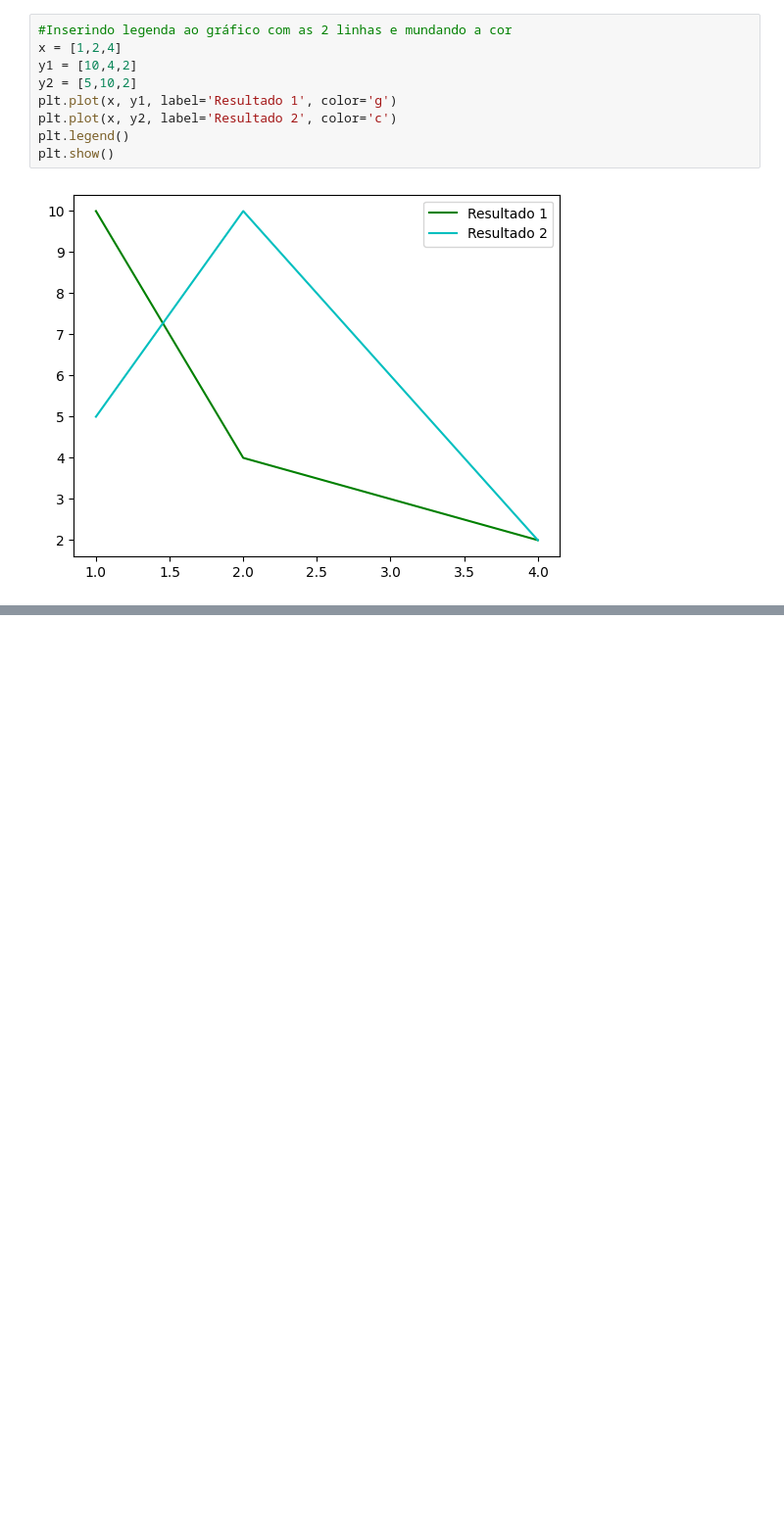
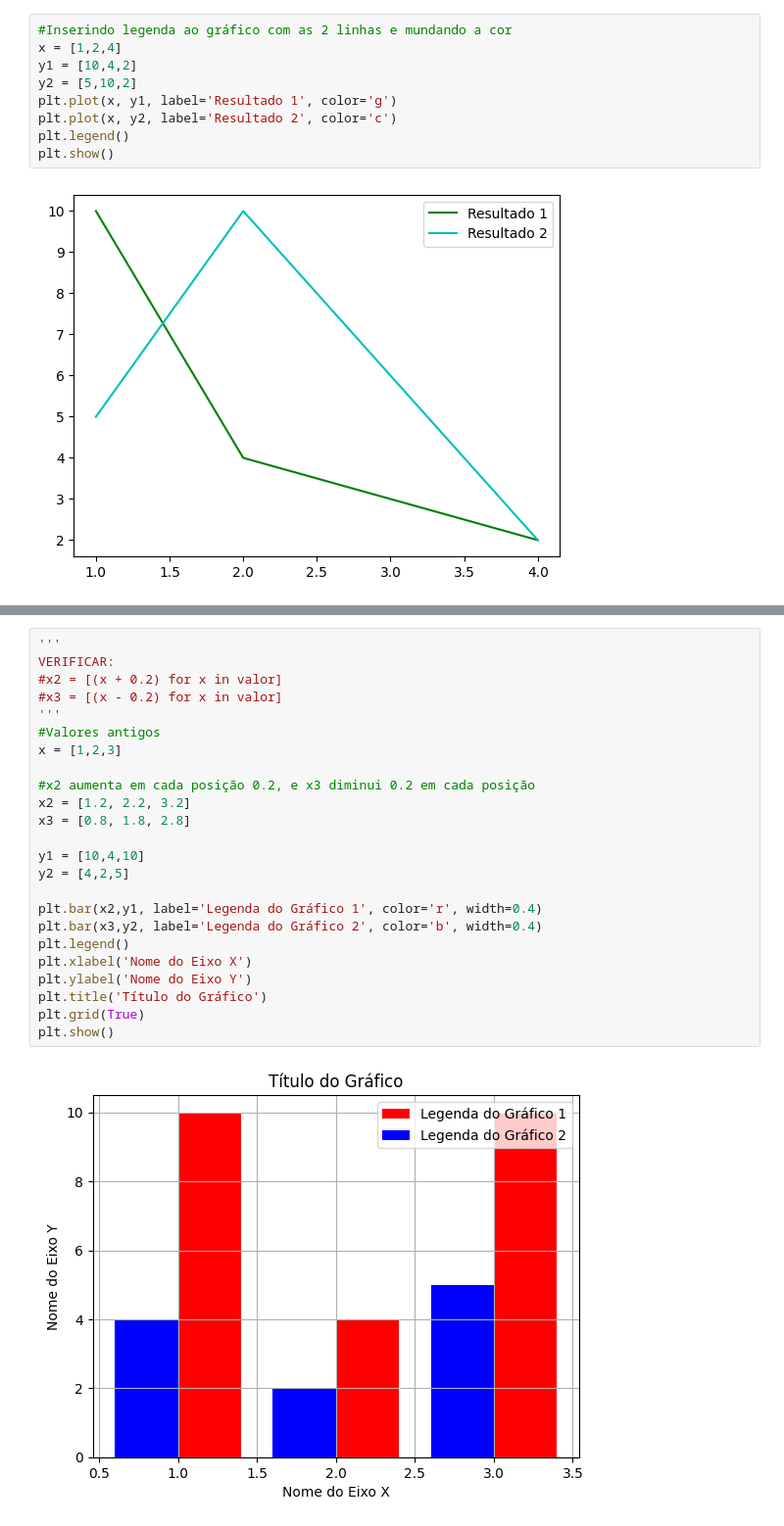
Before and after one commit to brunogomesifrn/respostas_ifrn, a Jupyter notebook: python/aulas/Untitled9.ipynb, the cells around one changed output, grey strips where cells are left out. Shown: that part at 98% size. Drawn from its saved outputs; the diff is of its cells as text; blank space fills up the shorter version.

```diff
--- a/python/aulas/Untitled9.ipynb
+++ b/python/aulas/Untitled9.ipynb
@@ -114,0 +151,26 @@ plt.show()
+# %%
+'''
+VERIFICAR:
+#x2 = [(x + 0.2) for x in valor]
+#x3 = [(x - 0.2) for x in valor]
+'''
+#Valores antigos
+x = [1,2,3]
+
+#x2 aumenta em cada posição 0.2, e x3 diminui 0.2 em cada posição
+x2 = [1.2, 2.2, 3.2]
+x3 = [0.8, 1.8, 2.8]
+
+y1 = [10,4,10]
+y2 = [4,2,5]
+
+plt.bar(x2,y1, label='Legenda do Gráfico 1', color='r', width=0.4)
+plt.bar(x3,y2, label='Legenda do Gráfico 2', color='b', width=0.4)
+plt.legend()
+plt.xlabel('Nome do Eixo X')
+plt.ylabel('Nome do Eixo Y')
+plt.title('Título do Gráfico')
+plt.grid(True)
+plt.show()
+# %% [output]
+[figure, added]
```
Also changed, not shown: parts of 9 cells of this notebook.
